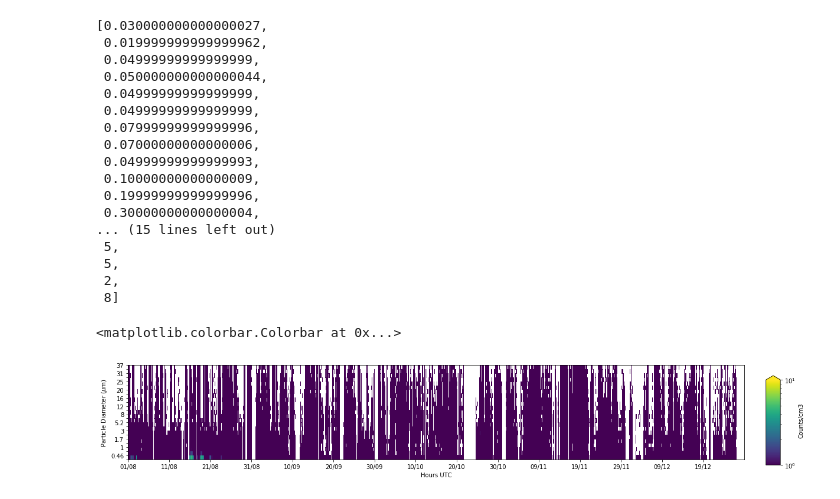
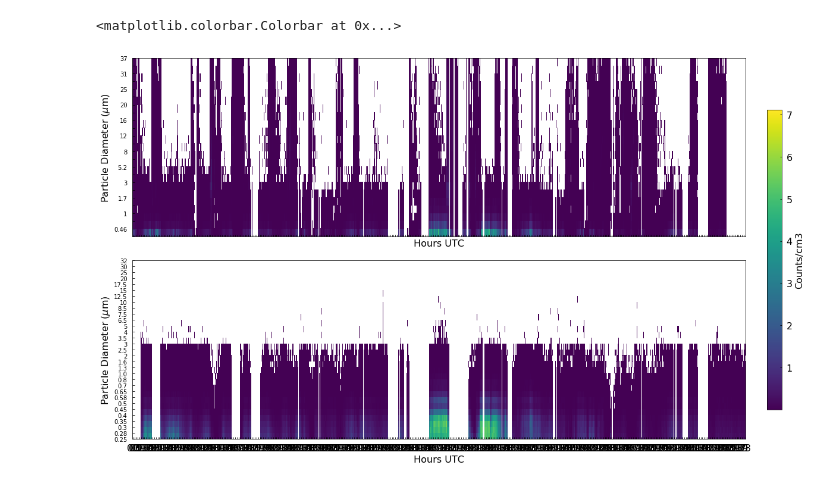
Before and after one commit to heatherguy/ICECAPS-ACE, a Jupyter notebook: Working_notebooks/OPC_SKYOPC_combined.ipynb, the cells around one changed output. Saved outputs shown, nothing was run; the diff lists cells and outputs as text; code cells hidden in the pictures.

Commit message:
New parse notebooks. Reorganisation.

```diff
--- a/Working_notebooks/OPC_SKYOPC_combined.ipynb
+++ b/Working_notebooks/OPC_SKYOPC_combined.ipynb
@@ -79,10 +84,17 @@ def get_skyopc(start,stop,d_loc):
     return SKY_out
 # %%
 # Get the data
+#d_loc = '/Users/heather/Desktop/MSF_aerosol_intercomparison/parsed/'
+# MSF comparison files:
+# CPC_MSF_2019-05-31.csv
+# SKYOPC_MSF_2019-05-25.csv
+# Desktop/MSF_aerosol_intercomparison/MSF_AQRPI8_OPCN3_N1-OPCN3_N2-OPCN3_N3_20190525.csv
 
 d_loc = '/Volumes/Data/ICECAPSarchive/ace/processed/MSF_OPC/'
 d1 = dt.datetime(2019,8,1,0,0)
-d2 = dt.datetime(2019,12,28,23,59)
+d2 = dt.datetime(2019,8,31,23,0)
+
+opc_qc = get_opc(d1,d2,d_loc)
 
 opc = get_opc(d1,d2,d_loc)
 opc_qc = opc.copy()[opc.keys()[:-1]]
@@ -262,60 +257,58 @@ opc_bar_widths
-# %%
-sky_bar_widths
-# %% [output]
-[0.030000000000000027,
- 0.019999999999999962,
- 0.04999999999999999,
- 0.050000000000000044,
- 0.04999999999999999,
- 0.04999999999999999,
- 0.07999999999999996,
- 0.07000000000000006,
- 0.04999999999999993,
- 0.10000000000000009,
- 0.19999999999999996,
- 0.30000000000000004,
-... (15 lines left out)
- 5,
- 5,
- 2,
- 8]
 # %%
 # Plot size distribution time series
 
 # Plot time series spectra
 opc_ts = opc_qc.to_numpy()
 opc_dates = np.array(opc_qc.index.to_pydatetime())
 
-fig, axs = plt.subplots(nrows=1, ncols=1,squeeze=0,sharex=True,figsize=(17,3))
-cs = axs[0][0].pcolormesh(opc_dates,np.arange(0,opc_bins,1),np.transpose(opc_ts),norm=colors.LogNorm(vmin=1, vmax=10),cmap='viridis')
+skyopc_ts = skyopc_qc.to_numpy()
+skyopc_dates = np.array(skyopc_qc.index.to_pydatetime())
+
+# Mask zeros
+opc_ts = np.ma.masked_where(opc_ts==0,opc_ts)
+skyopc_ts = np.ma.masked_where(skyopc_ts==0,skyopc_ts)
+
+
+fig, axs = plt.subplots(nrows=2, ncols=1,squeeze=0,sharex=True,figsize=(17,10))
+cs = axs[0][0].pcolormesh(opc_dates,np.arange(0,opc_bins,1),np.transpose(opc_ts))#,norm=colors.LogNorm(vmin=1, vmax=10),cmap='viridis')
 axs[0][0].xaxis_date()
 #axs[0][0].set_title('%s, %s to %s'%(name,dt.datetime.strftime(d1,'%Y-%m-%d'),dt.datetime.strftime(d2,'%Y-%m-%d')))
 
 axs[0][0].set_yticks(np.arange(0,len(opc_bounds)-1,1))
 axs[0][0].tick_params(axis='y', which='major', labelsize=10)
-for label in axs[0][0].yaxis.get_ticklabels()[::2]:
-    label.set_visible(False)
+#for label in axs[0][0].yaxis.get_ticklabels()[::2]:
+#    label.set_visible(False)
 axs[0][0].set_yticklabels(opc_bounds)
-
-
-
-
-
 axs[0][0].set_ylabel('Particle Diameter ($\mu$m)')
 axs[0][0].set_xlabel('Hours UTC')
 axs[0][0].set_xlim(d1,d2)
+myFmt = md.DateFormatter('%H')
+rule = md.HourLocator(interval=2)
+axs[0][0].xaxis.set_major_formatter(myFmt)
+axs[0][0].xaxis.set_major_locator(rule)
 
 
+cs2 = axs[1][0].pcolormesh(skyopc_dates,np.arange(0,sky_bins,1),np.transpose(skyopc_ts))#,norm=colors.LogNorm(vmin=1, vmax=10),cmap='viridis')
+axs[1][0].xaxis_date()
+#axs[0][0].set_title('%s, %s to %s'%(name,dt.datetime.strftime(d1,'%Y-%m-%d'),dt.datetime.strftime(d2,'%Y-%m-%d')))
 
-myFmt = md.DateFormatter('%d/%m')
-rule = md.DayLocator(interval=10)
-axs[0][0].xaxis.set_major_formatter(myFmt)
-axs[0][0].xaxis.set_major_locator(rule)
+axs[1][0].set_yticks(np.arange(0,len(sky_bounds)-1,1))
+axs[1][0].tick_params(axis='y', which='major', labelsize=10)
+for label in axs[0][0].yaxis.get_ticklabels()[::2]:
+    label.set_visible(False)
+axs[1][0].set_yticklabels(sky_bounds)
+axs[1][0].set_ylabel('Particle Diameter ($\mu$m)')
+axs[1][0].set_xlabel('Hours UTC')
+axs[1][0].set_xlim(d1,d2)
+myFmt = md.DateFormatter('%H')
+rule = md.HourLocator(interval=2)
+axs[1][0].xaxis.set_major_formatter(myFmt)
+axs[1][0].xaxis.set_major_locator(rule)
 
 fig.tight_layout()
 fig.subplots_adjust(right=0.9)
 cbar_ax = fig.add_axes([0.93, 0.15, 0.02, 0.7])
-fig.colorbar(cs,cax=cbar_ax,extend='max',label='Counts/cm3')
+fig.colorbar(cs,cax=cbar_ax,label='Counts/cm3')
 # %% [output]
 <matplotlib.colorbar.Colorbar at 0x...>
-[figure, old version]
+[figure, new version]
```
Also changed, not shown: parts of 16 cells of this notebook, 31 other files.
